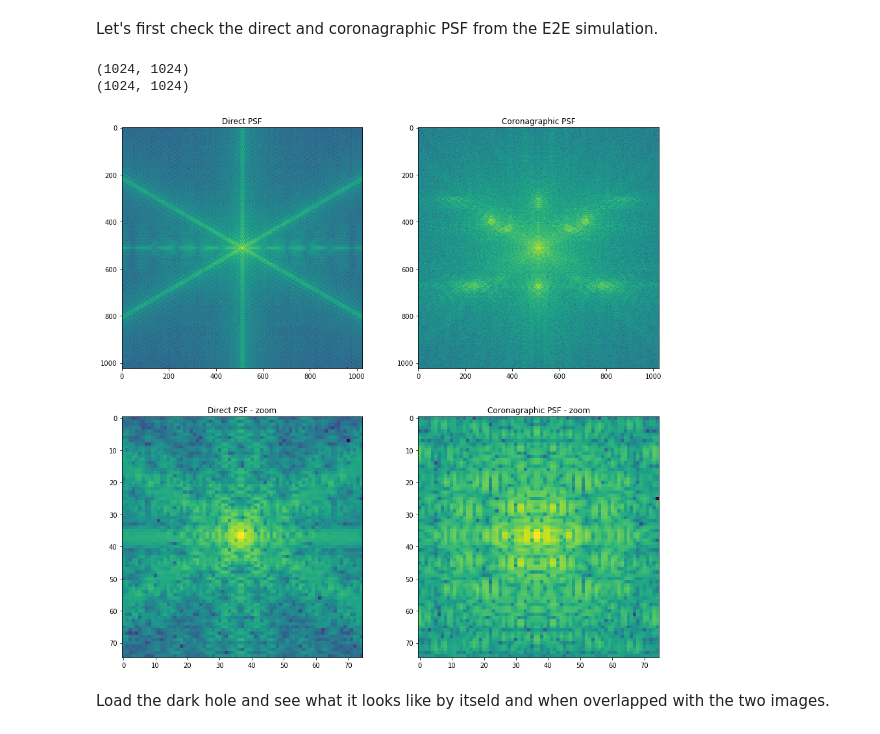
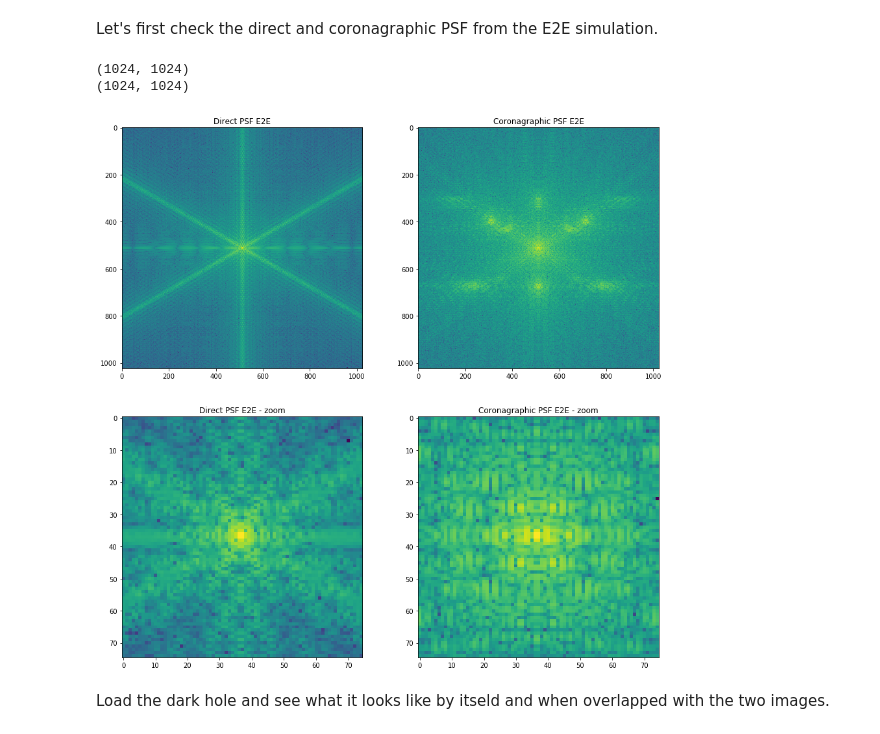
Before and after one commit to spacetelescope/PASTIS, a Jupyter notebook: Jupyter Notebooks/4_Testing the calibration.ipynb, the cells around one changed output. Cells and saved outputs as stored; diff of their text form; code cells hidden in the pictures.

```diff
--- a/Jupyter Notebooks/4_Testing the calibration.ipynb
+++ b/Jupyter Notebooks/4_Testing the calibration.ipynb
@@ -17,31 +28,31 @@ Let's first check the direct and coronagraphic PSF from the E2E simulation.
 # %%
 psf_direct = fits.getdata('psf_default.fits')
 psf_coro = fits.getdata('psf_coro.fits')
 print(psf_direct.shape)
 print(psf_coro.shape)
 
 plt.figure(figsize=(15, 15))
 plt.subplot(2, 2, 1)
 plt.imshow(psf_direct, norm=LogNorm())
-plt.title('Direct PSF')
+plt.title('Direct PSF E2E')
 
 plt.subplot(2, 2, 2)
 plt.imshow(psf_coro, norm=LogNorm())
-plt.title('Coronagraphic PSF')
+plt.title('Coronagraphic PSF E2E')
 
 plt.subplot(2, 2, 3)
 plt.imshow(psf_direct[475:550, 475:550], norm=LogNorm())
-plt.title('Direct PSF - zoom')
+plt.title('Direct PSF E2E - zoom')
 
 plt.subplot(2, 2, 4)
 plt.imshow(psf_coro[475:550, 475:550], norm=LogNorm())
-plt.title('Coronagraphic PSF - zoom')
+plt.title('Coronagraphic PSF E2E - zoom')
 
 plt.show()
 # %% [output]
 (1024, 1024)
 (1024, 1024)
-[figure, old version]
+[figure, new version]
 # %% [markdown]
 Load the dark hole and see what it looks like by itseld and when overlapped with the two images.
 # %%
```
Also changed, not shown: parts of 6 cells of this notebook, 2 other files.
